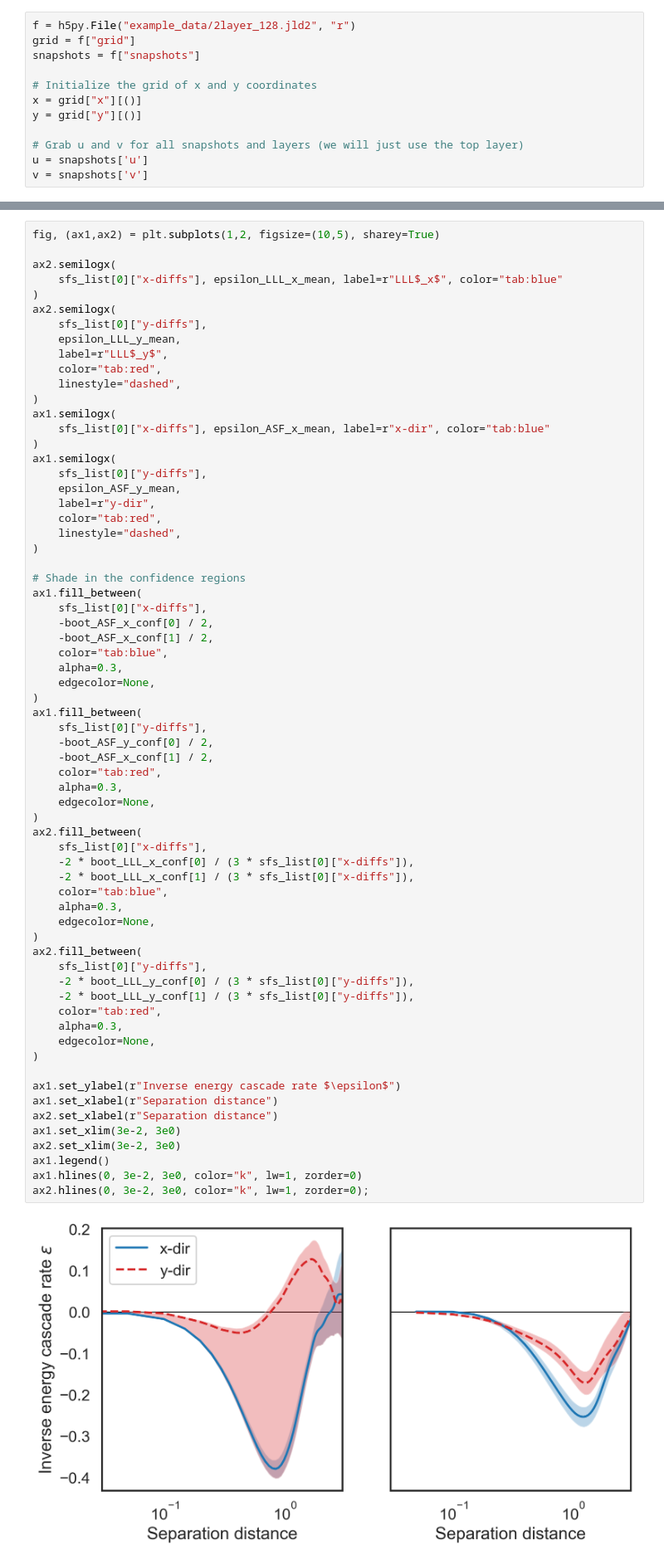
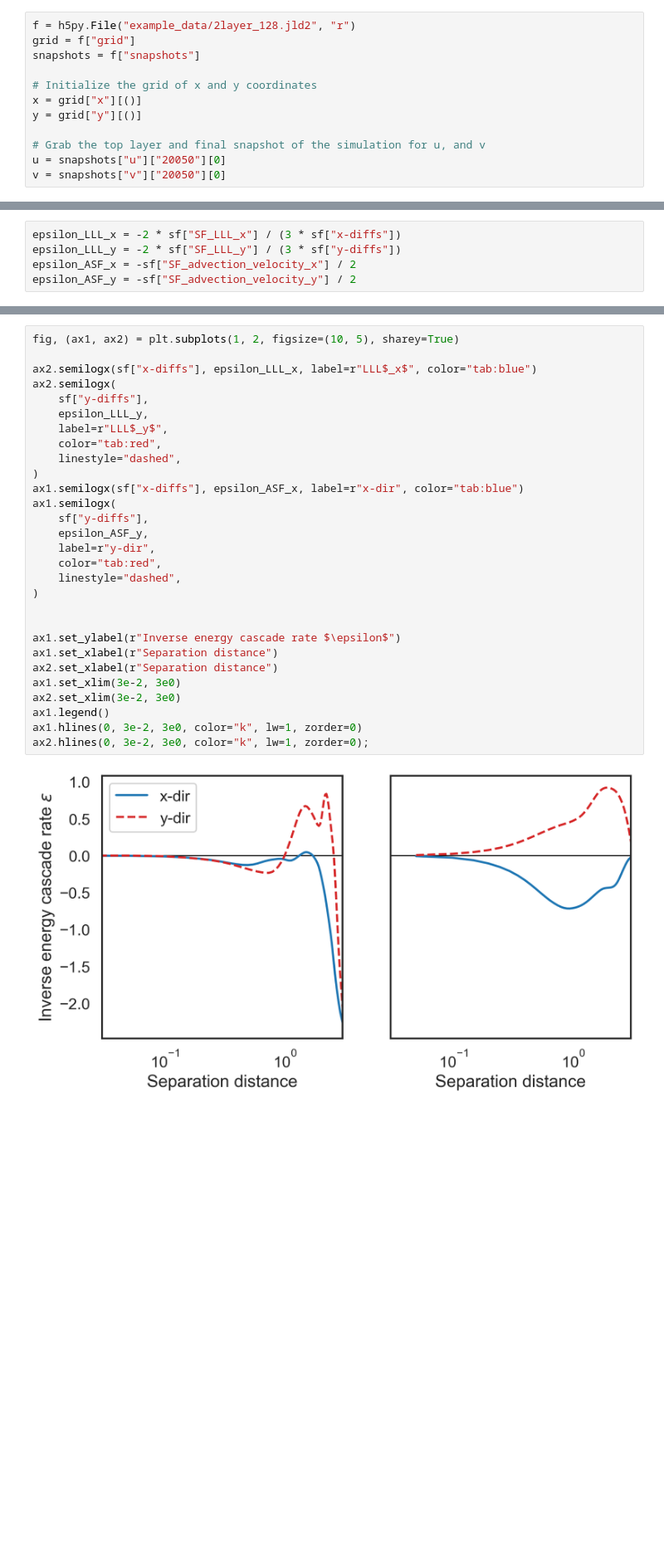
Before and after one commit to cassidymwagner/fluidsf, a Jupyter notebook: docs/source/ex_cascade.ipynb, the cells around one changed output, grey strips where cells are left out. Shown at 83% size. Saved outputs shown, nothing was run; the diff lists cells and outputs as text; blank space fills up the shorter version.

```diff
--- a/docs/source/ex_cascade.ipynb
+++ b/docs/source/ex_cascade.ipynb
@@ -34,7 +33,7 @@ snapshots = f["snapshots"]
 x = grid["x"][()]
 y = grid["y"][()]
 
-# Grab u and v for all snapshots and layers (we will just use the top layer)
-u = snapshots['u']
-v = snapshots['v']
+# Grab the top layer and final snapshot of the simulation for u, and v
+u = snapshots["u"]["20050"][0]
+v = snapshots["v"]["20050"][0]
 # %% [markdown]
@@ -132,70 +83,38 @@ epsilon_ASF_y_mean = - boot_ASF_y_mean / 2
+# %%
+epsilon_LLL_x = -2 * sf["SF_LLL_x"] / (3 * sf["x-diffs"])
+epsilon_LLL_y = -2 * sf["SF_LLL_y"] / (3 * sf["y-diffs"])
+epsilon_ASF_x = -sf["SF_advection_velocity_x"] / 2
+epsilon_ASF_y = -sf["SF_advection_velocity_y"] / 2
 # %% [markdown]
 ## Plot cascade rates and compare
 # %%
-fig, (ax1,ax2) = plt.subplots(1,2, figsize=(10,5), sharey=True)
+fig, (ax1, ax2) = plt.subplots(1, 2, figsize=(10, 5), sharey=True)
 
+ax2.semilogx(sf["x-diffs"], epsilon_LLL_x, label=r"LLL$_x$", color="tab:blue")
 ax2.semilogx(
-    sfs_list[0]["x-diffs"], epsilon_LLL_x_mean, label=r"LLL$_x$", color="tab:blue"
-)
-ax2.semilogx(
-    sfs_list[0]["y-diffs"],
-    epsilon_LLL_y_mean,
+    sf["y-diffs"],
+    epsilon_LLL_y,
     label=r"LLL$_y$",
     color="tab:red",
     linestyle="dashed",
 )
+ax1.semilogx(sf["x-diffs"], epsilon_ASF_x, label=r"x-dir", color="tab:blue")
 ax1.semilogx(
-    sfs_list[0]["x-diffs"], epsilon_ASF_x_mean, label=r"x-dir", color="tab:blue"
-)
-ax1.semilogx(
-    sfs_list[0]["y-diffs"],
-    epsilon_ASF_y_mean,
+    sf["y-diffs"],
+    epsilon_ASF_y,
     label=r"y-dir",
     color="tab:red",
     linestyle="dashed",
 )
 
-# Shade in the confidence regions
-ax1.fill_between(
-    sfs_list[0]["x-diffs"],
-    -boot_ASF_x_conf[0] / 2,
-    -boot_ASF_x_conf[1] / 2,
-    color="tab:blue",
-    alpha=0.3,
-    edgecolor=None,
-)
-ax1.fill_between(
-    sfs_list[0]["y-diffs"],
-    -boot_ASF_y_conf[0] / 2,
-    -boot_ASF_x_conf[1] / 2,
-    color="tab:red",
-    alpha=0.3,
-    edgecolor=None,
-)
-ax2.fill_between(
-    sfs_list[0]["x-diffs"],
-    -2 * boot_LLL_x_conf[0] / (3 * sfs_list[0]["x-diffs"]),
-    -2 * boot_LLL_x_conf[1] / (3 * sfs_list[0]["x-diffs"]),
-    color="tab:blue",
-    alpha=0.3,
-    edgecolor=None,
-)
-ax2.fill_between(
-    sfs_list[0]["y-diffs"],
-    -2 * boot_LLL_y_conf[0] / (3 * sfs_list[0]["y-diffs"]),
-    -2 * boot_LLL_y_conf[1] / (3 * sfs_list[0]["y-diffs"]),
-    color="tab:red",
-    alpha=0.3,
-    edgecolor=None,
-)
 
 ax1.set_ylabel(r"Inverse energy cascade rate $\epsilon$")
 ax1.set_xlabel(r"Separation distance")
 ax2.set_xlabel(r"Separation distance")
 ax1.set_xlim(3e-2, 3e0)
 ax2.set_xlim(3e-2, 3e0)
 ax1.legend()
 ax1.hlines(0, 3e-2, 3e0, color="k", lw=1, zorder=0)
 ax2.hlines(0, 3e-2, 3e0, color="k", lw=1, zorder=0);
 # %% [output]
-[figure, old version]
+[figure, new version]
```
Also changed, not shown: parts of 9 cells of this notebook.
